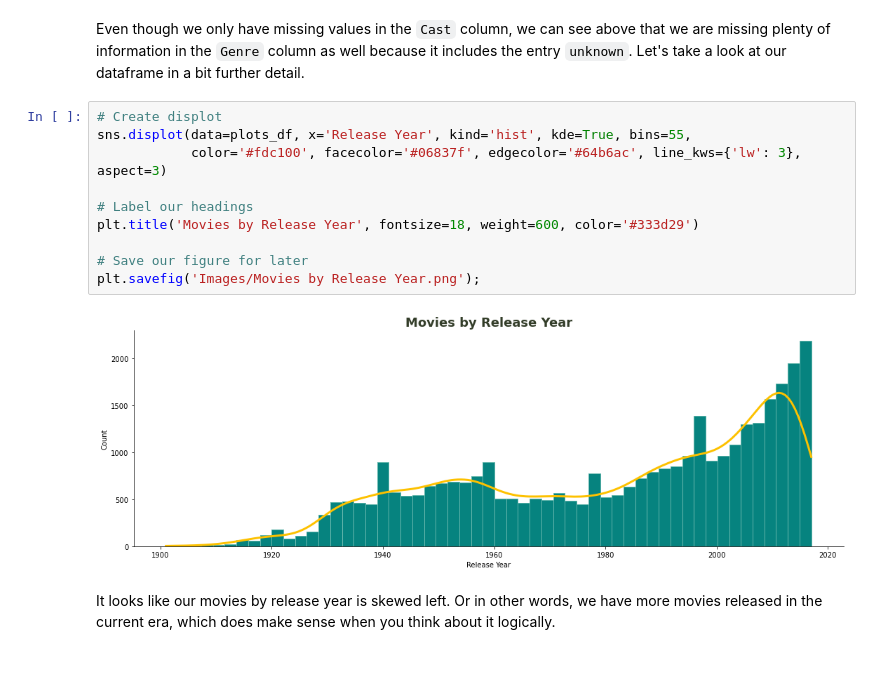
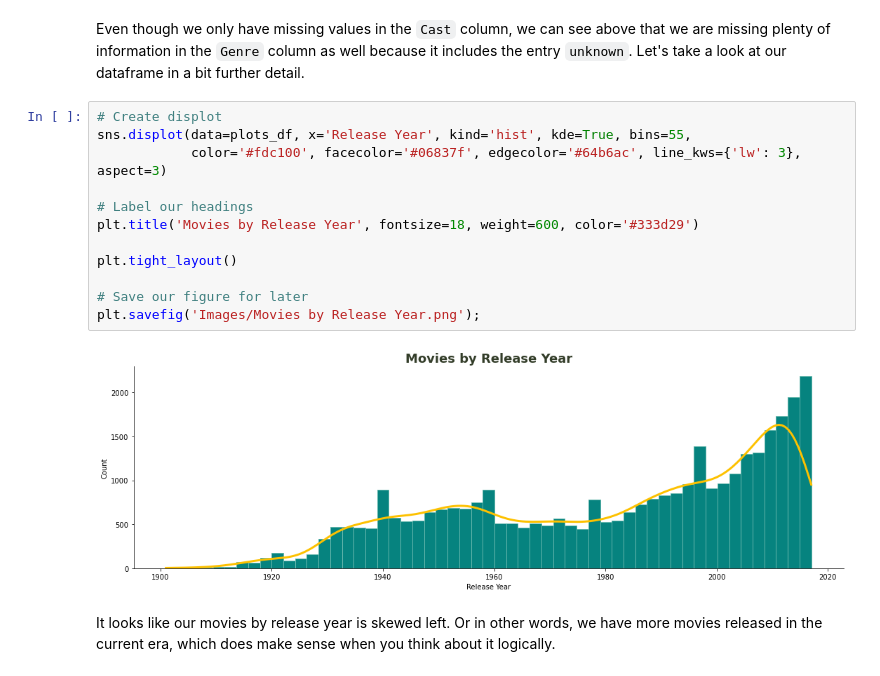
Before and after one commit to kevgross89/Apple-TV-Movie-Recommendation-Engine, a Jupyter notebook: What To Watch - Movie Recommendation Engine.ipynb, the cells around one changed output. Cells and saved outputs as stored; diff of their text form.

Commit message:
Image

```diff
--- a/What To Watch - Movie Recommendation Engine.ipynb
+++ b/What To Watch - Movie Recommendation Engine.ipynb
@@ -171,15 +172,17 @@ Even though we only have missing values in the `Cast` column, we can see above t
 # %%
 # Create displot
 sns.displot(data=plots_df, x='Release Year', kind='hist', kde=True, bins=55,
             color='#fdc100', facecolor='#06837f', edgecolor='#64b6ac', line_kws={'lw': 3}, aspect=3)
 
 # Label our headings
 plt.title('Movies by Release Year', fontsize=18, weight=600, color='#333d29')
 
+plt.tight_layout()
+
 # Save our figure for later
 plt.savefig('Images/Movies by Release Year.png');
 # %% [output]
-[figure, old version]
+[figure, new version]
 # %% [markdown]
 It looks like our movies by release year is skewed left. Or in other words, we have more movies released in the current era, which does make sense when you think about it logically.
 # %%
```
Also changed, not shown: parts of 2 cells of this notebook, 2 other files.
